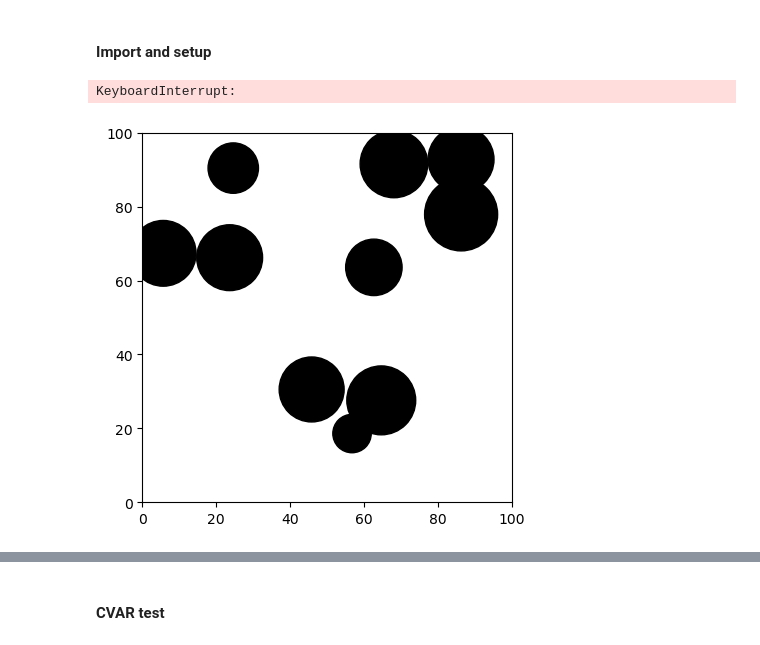
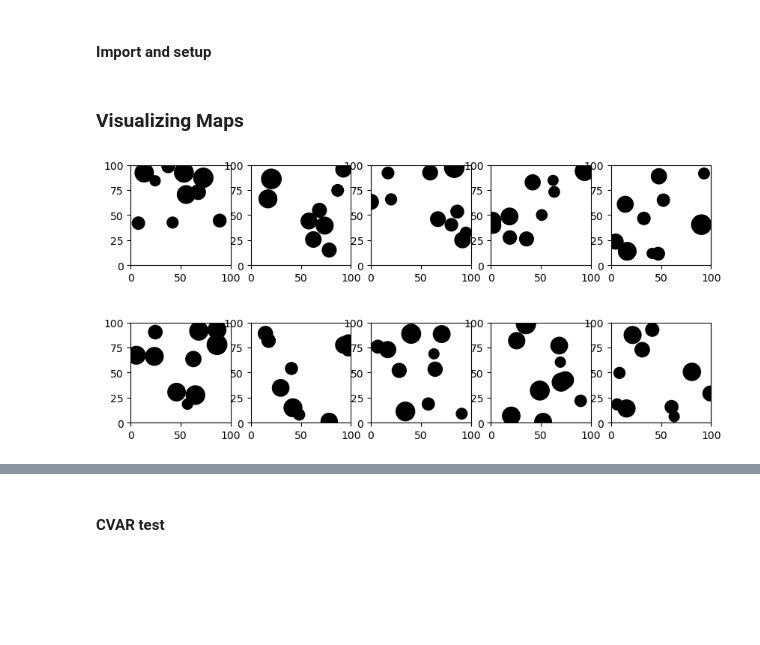
Before and after one commit to Zander-M/ST_Gaussian_PRM, a Jupyter notebook: experiment.ipynb, the cells around one changed output, grey strips where cells are left out. Drawn from its saved outputs; the diff is of its cells as text; code cells hidden in the pictures; blank space fills up the shorter version.

```diff
--- a/experiment.ipynb
+++ b/experiment.ipynb
@@ -12,16 +17,21 @@ from swarm_prm.envs.instance import InstanceLoader
 from swarm_prm.solvers.swarm_prm.macro.gaussian_prm import GaussianPRM
+# %% [markdown]
+### Visualizing Maps
 # %%
-map_fname = "data/envs/maps/map_2.yaml"
-map_loader = RoadmapLoader(map_fname)
-# instance_loader = InstanceLoader(instance_fname)
-roadmap, _ = map_loader.get_map()
-roadmap.visualize()
-# instance_fname = "data/envs/maps/map_2.yaml"
-# instance = instance_loader.get_instance()
-gaussian_prm = GaussianPRM(roadmap, None, 500)
-# gaussian_prm.load_instance()
-gaussian_prm.sample_free_space(sampling_strategy="UNIFORM")
-gaussian_prm.build_roadmap(roadmap_method="TRIANGULATION", kd_radius=30, collision_check_method="CVAR")
+map_dir = "data/envs/maps/*"
+
+fig, axs = plt.subplots(2, 5, figsize=(10, 5))
+
+# Visualize the first 10 maps
+for idx, map_fname in enumerate(glob.glob(map_dir)[:10]):
+    row = idx // 5
+    col = idx % 5
+    map_loader = MapLoader(map_fname)
+    map = map_loader.get_map()
+    map.visualize(ax=axs[row][col])
+    # instance_fname = "data/envs/maps/map_2.yaml"
+    # instance = instance_loader.get_instance()
+    # gaussian_prm.load_instance()
+    # gaussian_prm.build_roadmap(roadmap_method="KDTREE", kd_radius=30, collision_check_method="CVAR")
 # %% [output]
-KeyboardInterrupt:
-[figure, old version]
+[figure, new version]
```
Also changed, not shown: parts of 12 cells of this notebook, 9 other files.
